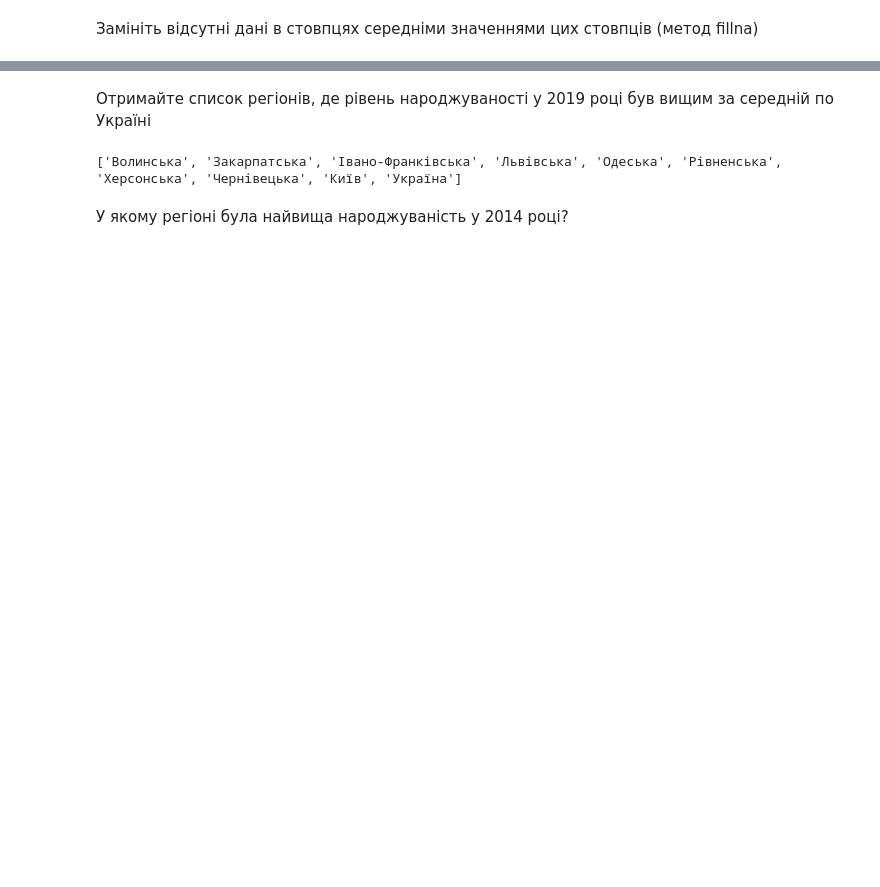
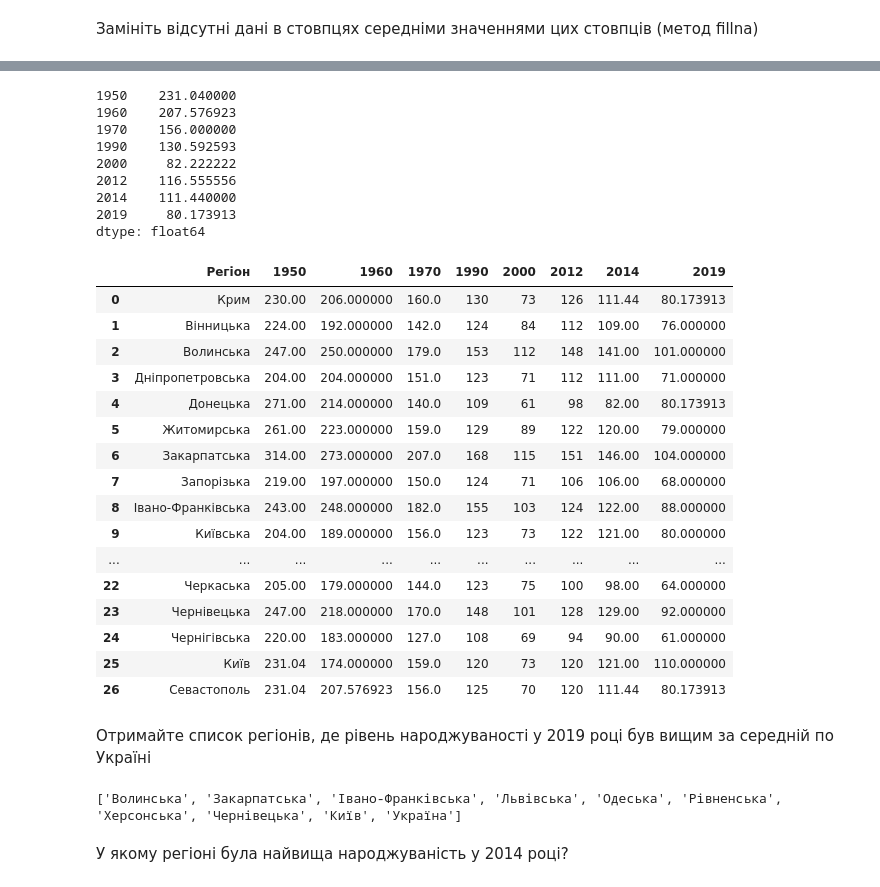
Before and after one commit to Noma9d/Python_Data_Science, a Jupyter notebook: HW2/HW2_1.ipynb, the cells around one changed output, grey strips where cells are left out. Cells and saved outputs as stored; diff of their text form; code cells hidden in the pictures; blank space fills up the shorter version.

```diff
--- a/HW2/HW2_1.ipynb
+++ b/HW2/HW2_1.ipynb
@@ -151,3 +134,35 @@ print(fillna_data_frame)
+# %%
+means = nan_data_frame.mean(axis=0, numeric_only=True)
+print(means)
+fillna_nan_data_frame = nan_data_frame.fillna(means)
+fillna_nan_data_frame
+# %% [output]
+1950    231.040000
+1960    207.576923
+1970    156.000000
+1990    130.592593
+2000     82.222222
+2012    116.555556
+2014    111.440000
+2019     80.173913
+dtype: float64
+|  | Регіон | 1950 | 1960 | 1970 | 1990 | 2000 | 2012 | 2014 | 2019 |
+| 0 | Крим | 230.00 | 206.000000 | 160.0 | 130 | 73 | 126 | 111.44 | 80.173913 |
+| 1 | Вінницька | 224.00 | 192.000000 | 142.0 | 124 | 84 | 112 | 109.00 | 76.000000 |
+| 2 | Волинська | 247.00 | 250.000000 | 179.0 | 153 | 112 | 148 | 141.00 | 101.000000 |
+| 3 | Дніпропетровська | 204.00 | 204.000000 | 151.0 | 123 | 71 | 112 | 111.00 | 71.000000 |
+| 4 | Донецька | 271.00 | 214.000000 | 140.0 | 109 | 61 | 98 | 82.00 | 80.173913 |
+| 5 | Житомирська | 261.00 | 223.000000 | 159.0 | 129 | 89 | 122 | 120.00 | 79.000000 |
+| 6 | Закарпатська | 314.00 | 273.000000 | 207.0 | 168 | 115 | 151 | 146.00 | 104.000000 |
+| 7 | Запорізька | 219.00 | 197.000000 | 150.0 | 124 | 71 | 106 | 106.00 | 68.000000 |
+| 8 | Івано-Франківська | 243.00 | 248.000000 | 182.0 | 155 | 103 | 124 | 122.00 | 88.000000 |
+| 9 | Київська | 204.00 | 189.000000 | 156.0 | 123 | 73 | 122 | 121.00 | 80.000000 |
+| ... | ... | ... | ... | ... | ... | ... | ... | ... | ... |
+| 22 | Черкаська | 205.00 | 179.000000 | 144.0 | 123 | 75 | 100 | 98.00 | 64.000000 |
+| 23 | Чернівецька | 247.00 | 218.000000 | 170.0 | 148 | 101 | 128 | 129.00 | 92.000000 |
+| 24 | Чернігівська | 220.00 | 183.000000 | 127.0 | 108 | 69 | 94 | 90.00 | 61.000000 |
+| 25 | Київ | 231.04 | 174.000000 | 159.0 | 120 | 73 | 120 | 121.00 | 110.000000 |
+| 26 | Севастополь | 231.04 | 207.576923 | 156.0 | 125 | 70 | 120 | 111.44 | 80.173913 |
 # %% [markdown]
 Отримайте список регіонів, де рівень народжуваності у 2019 році був вищим за середній по Україні
 # %%
```
Also changed, not shown: parts of 11 cells of this notebook.
